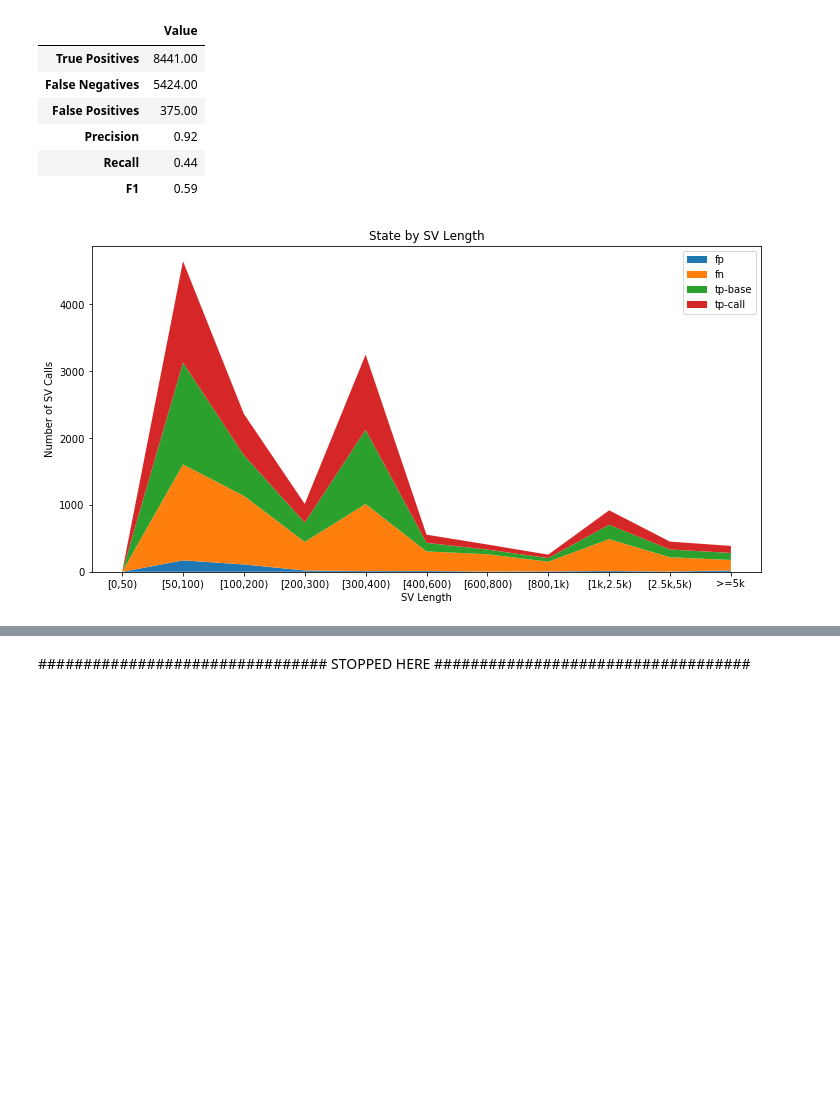
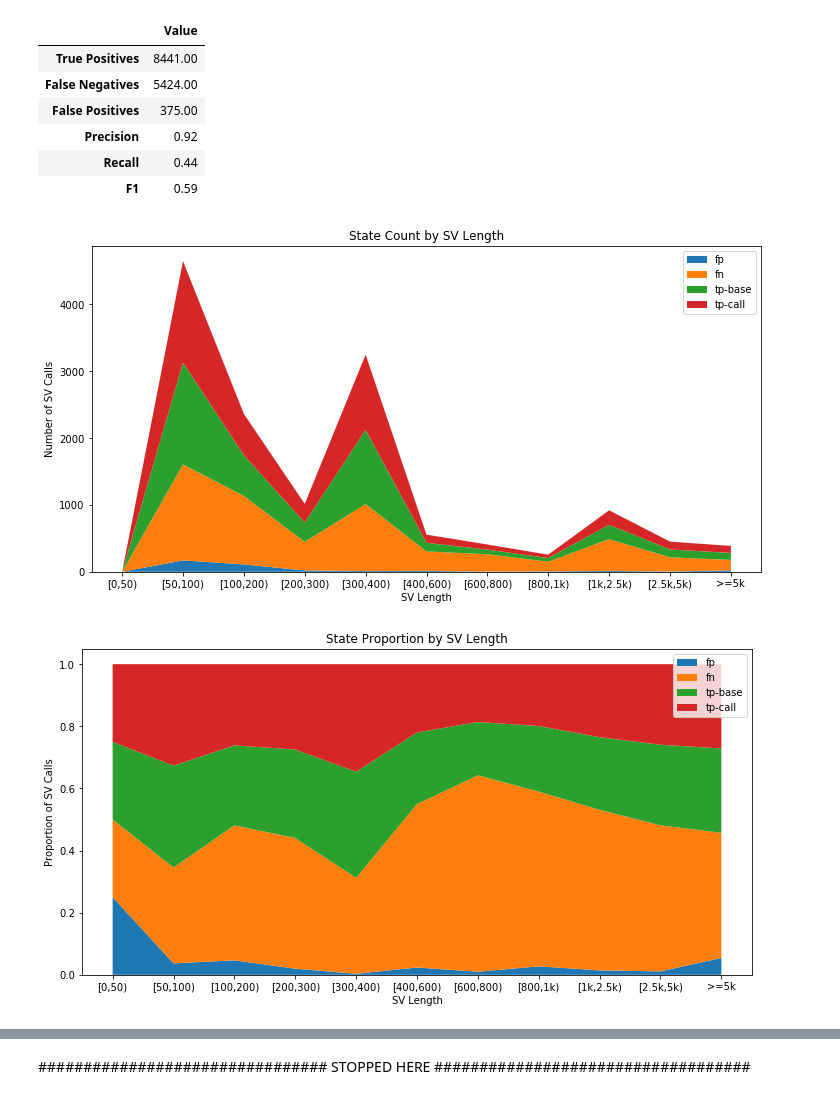
Before and after one commit to unique379/SVTeaser, a Jupyter notebook: notebooks/TruvariStatsPlots.ipynb, the cells around one changed output, grey strips where cells are left out. Cells and saved outputs as stored; diff of their text form; code cells hidden in the pictures; blank space fills up the shorter version.

Commit message:
Added histograms and scaled state vs. svlen plot

```diff
--- a/notebooks/TruvariStatsPlots.ipynb
+++ b/notebooks/TruvariStatsPlots.ipynb
@@ -104,21 +151,46 @@ getPerformanceTable(tdf)
 # %%
 xs = ts.SZBINS
 ys = []
 for state in STATES:
     # gets the number of given state for each bin in increasing order
     ys.append(tdf[tdf['state']==state].groupby('szbin')['state'].count().sort_index().to_list())
 
+ys_sum = [sum(i) for i in zip(*ys)]
+ys_scaled = []
+for i in range(len(ys)):
+    scaled_list = []
+    for j in range(len(ys[0])):
+        if ys_sum[j] == 0:
+            scaled_list.append(0.25)
+        else:
+            scaled_list.append(ys[i][j] / ys_sum[j])
+
+    ys_scaled.append(scaled_list)
+
+
 # Plot
 fig, axs = plt.subplots(figsize=(12,6))
 plt.stackplot(xs,ys, labels=STATES)
 axs.set_xticks(axs.get_xticks()[::1])
 plt.legend(loc='upper right')
-plt.title('State by SV Length')
+plt.title('State Count by SV Length')
 plt.xlabel('SV Length')
 plt.ylabel('Number of SV Calls')
 plt.show()
+
+
+# Plot
+fig, axs = plt.subplots(figsize=(12,6))
+plt.stackplot(xs,ys_scaled, labels=STATES)
+axs.set_xticks(axs.get_xticks()[::1])
+plt.legend(loc='upper right')
+plt.title('State Proportion by SV Length')
+plt.xlabel('SV Length')
+plt.ylabel('Proportion of SV Calls')
+plt.show()
 # %% [output]
-[figure, old version]
+[figure, new version]
+[figure, added]
 # %%
 xs = TYPES
 ys = []
```
Also changed, not shown: parts of 7 cells of this notebook.
